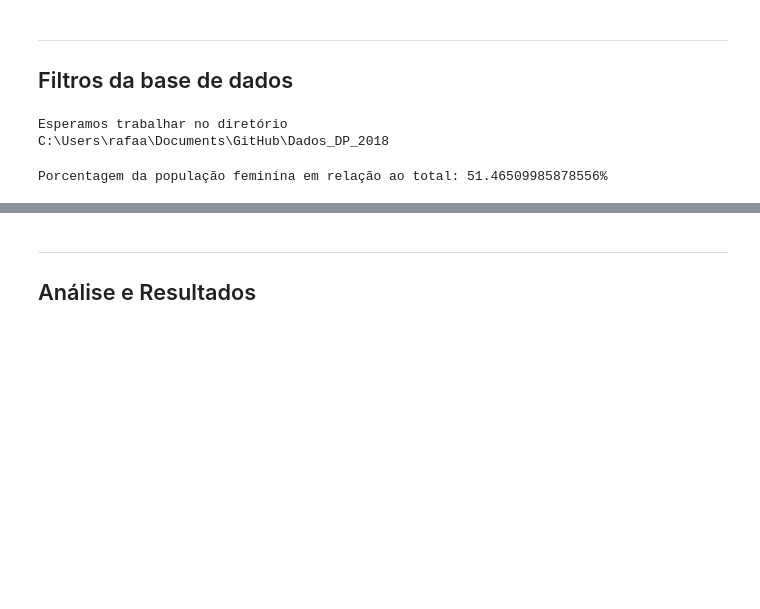
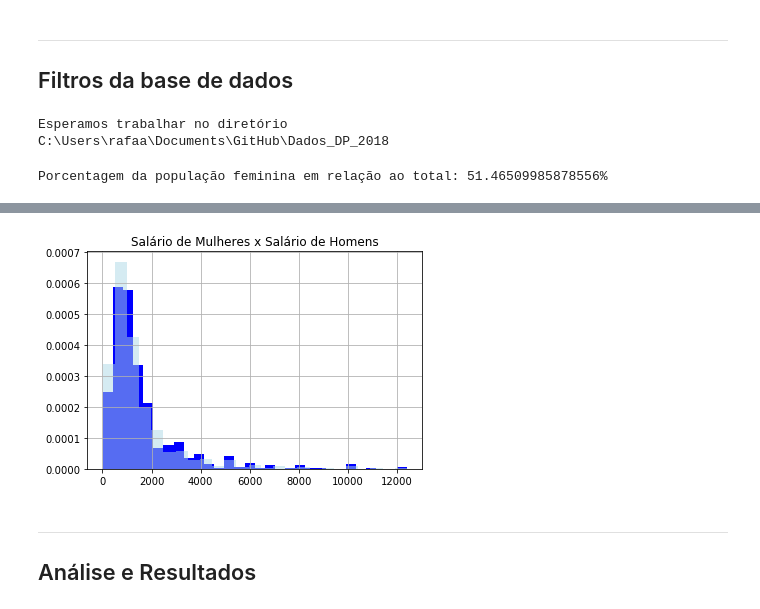
Before and after one commit to slimkaki/Dados_DP_2018, a Jupyter notebook: Projeto1 Pnad.ipynb, the cells around one changed output, grey strips where cells are left out. Drawn from its saved outputs; the diff is of its cells as text; code cells hidden in the pictures; blank space fills up the shorter version.

```diff
--- a/Projeto1 Pnad.ipynb
+++ b/Projeto1 Pnad.ipynb
@@ -141,3 +113,20 @@ Name: Salário, dtype: float64
+# %%
+out=sem_homi[abs(sem_homi['Salário']-sem_homi['Salário'].mean())<=(3*sem_homi['Salário'].std())]
+bra = out['Salário']
+
+putz=df2015[abs(df2015['Salário']-df2015['Salário'].mean())<=(3*df2015['Salário'].std())]
+iago=putz['Salário']
+# %%
+bra=bra[bra<12500]
+iago=iago[iago<12500]
+plt.title('Salário de Mulheres x Salário de Homens')
+iago.hist(bins=30,normed=True,color='blue',label='Homens')
+plt.hist(bra, bins=25,normed='index',color='lightblue',alpha=0.5, label='Mulheres')
+#plt.legend('Homens','Mulheres')
+#plt.legend(bbox_to_anchor=(1.05, 1), loc=2, borderaxespad=0.)
+plt.show()
+# %% [output]
+[figure, added]
 # %% [markdown]
 ___
 ## Análise e Resultados
```
Also changed, not shown: parts of 9 cells of this notebook.
